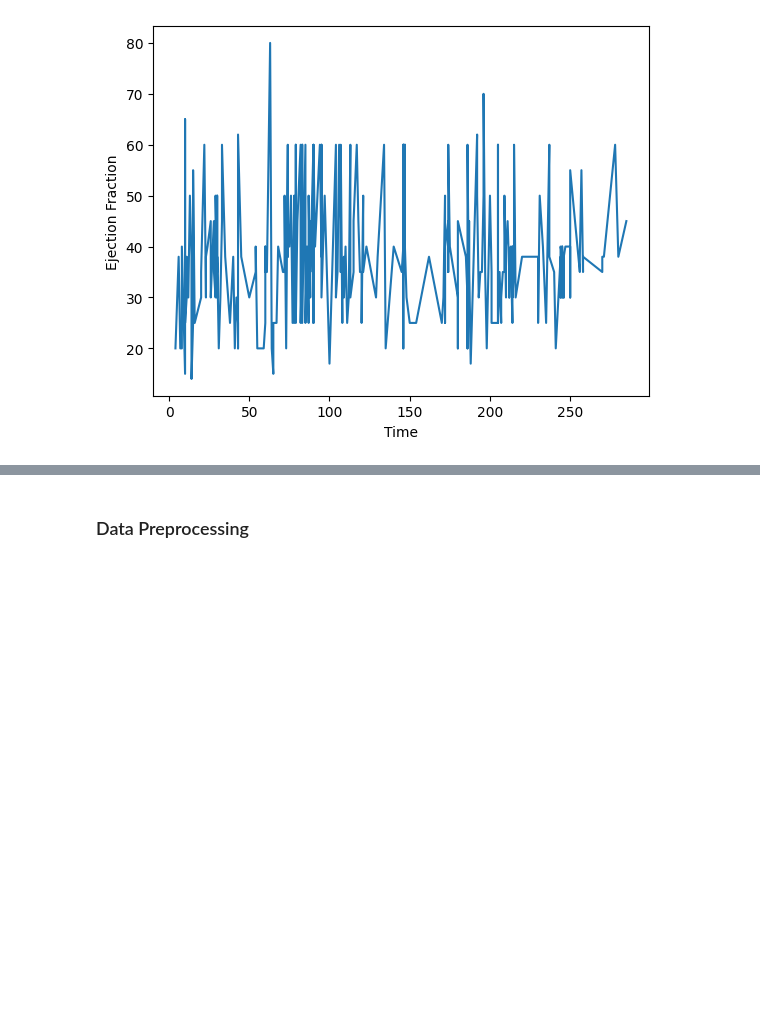
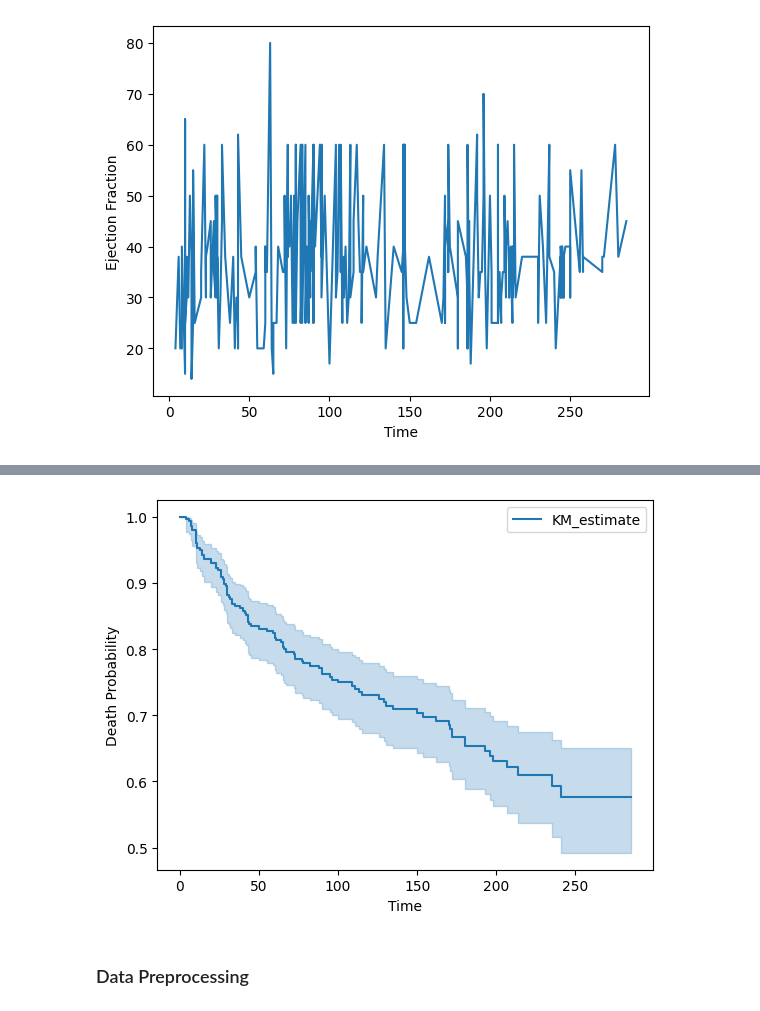
Before and after one commit to arindam-sahoo/Heart-Failure-Prediction, a Jupyter notebook: main.ipynb, the cells around one changed output, grey strips where cells are left out. Drawn from its saved outputs; the diff is of its cells as text; code cells hidden in the pictures; blank space fills up the shorter version.

```diff
--- a/main.ipynb
+++ b/main.ipynb
@@ -202,13 +210,15 @@ plt.show()
 # %%
 # Survival Analysis (example using lifelines library)
 from lifelines import KaplanMeierFitter
 
 kmf = KaplanMeierFitter()
 kmf.fit(durations=data['time'], event_observed=data['DEATH_EVENT'])
 kmf.plot_survival_function()
 plt.xlabel('Time')
-plt.ylabel('Survival Probability')
+plt.ylabel('Death Probability')
 plt.show()
+# %% [output]
+[figure, added]
 # %% [markdown]
 ### Data Preprocessing
 # %% [markdown]
```
Also changed, not shown: parts of 2 cells of this notebook.
